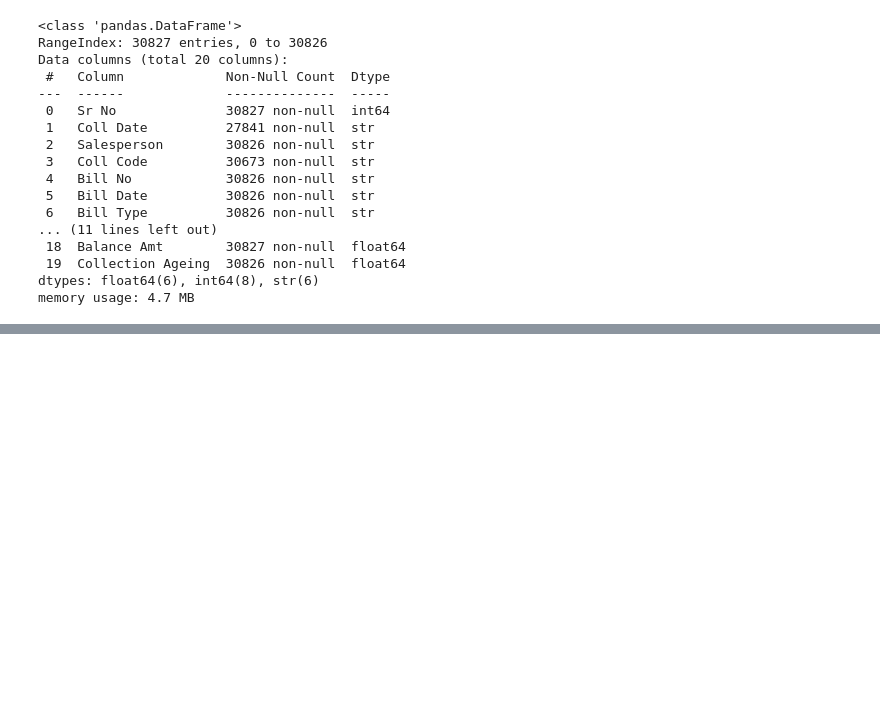
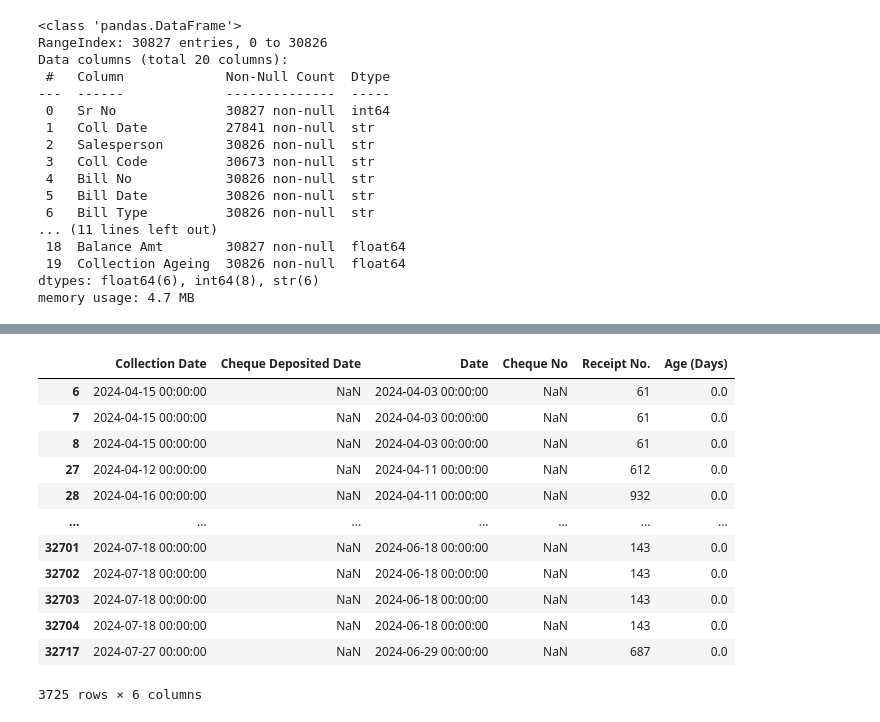
Before and after one commit to Sultan00786/VIP_AGENCY-SALES-ANALYSIS, a Jupyter notebook: data_clean.ipynb, the cells around one changed output, grey strips where cells are left out. Saved outputs shown, nothing was run; the diff lists cells and outputs as text; code cells hidden in the pictures; blank space fills up the shorter version.

```diff
--- a/Untitled.ipynb
+++ b/data_clean.ipynb
@@ -726,0 +801,4 @@ print()
+# %%
+temp_df = dfs.collection_summary[
+    store.col_data_type_fix['collection_summary'].keys()
+]
@@ -726,0 +821,17 @@ print()
+# %%
+temp_df['Receipt No.'] = temp_df['Receipt No.'].fillna(0.0).astype(int).astype(str).str.replace('0','')
+temp_df[temp_df['Receipt No.'].str.len() != 0]
+# %% [output]
+|  | Collection Date | Cheque Deposited Date | Date | Cheque No | Receipt No. | Age (Days) |
+| 6 | 2024-04-15 00:00:00 | NaN | 2024-04-03 00:00:00 | NaN | 61 | 0.0 |
+| 7 | 2024-04-15 00:00:00 | NaN | 2024-04-03 00:00:00 | NaN | 61 | 0.0 |
+| 8 | 2024-04-15 00:00:00 | NaN | 2024-04-03 00:00:00 | NaN | 61 | 0.0 |
+| 27 | 2024-04-12 00:00:00 | NaN | 2024-04-11 00:00:00 | NaN | 612 | 0.0 |
+| 28 | 2024-04-16 00:00:00 | NaN | 2024-04-11 00:00:00 | NaN | 932 | 0.0 |
+| ... | ... | ... | ... | ... | ... | ... |
+| 32701 | 2024-07-18 00:00:00 | NaN | 2024-06-18 00:00:00 | NaN | 143 | 0.0 |
+| 32702 | 2024-07-18 00:00:00 | NaN | 2024-06-18 00:00:00 | NaN | 143 | 0.0 |
+| 32703 | 2024-07-18 00:00:00 | NaN | 2024-06-18 00:00:00 | NaN | 143 | 0.0 |
+| 32704 | 2024-07-18 00:00:00 | NaN | 2024-06-18 00:00:00 | NaN | 143 | 0.0 |
+| 32717 | 2024-07-27 00:00:00 | NaN | 2024-06-29 00:00:00 | NaN | 687 | 0.0 |
+3725 rows × 6 columns
```
Also changed, not shown: parts of 13 cells of this notebook, 2 other files.
